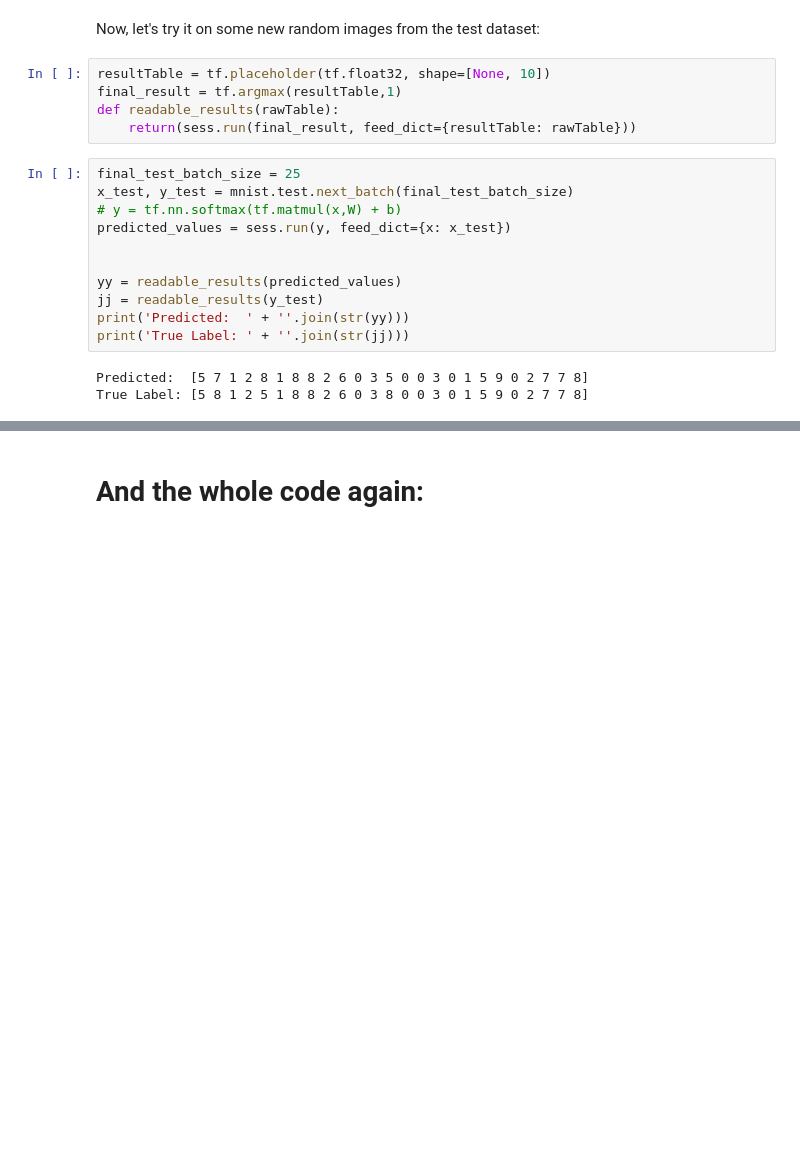
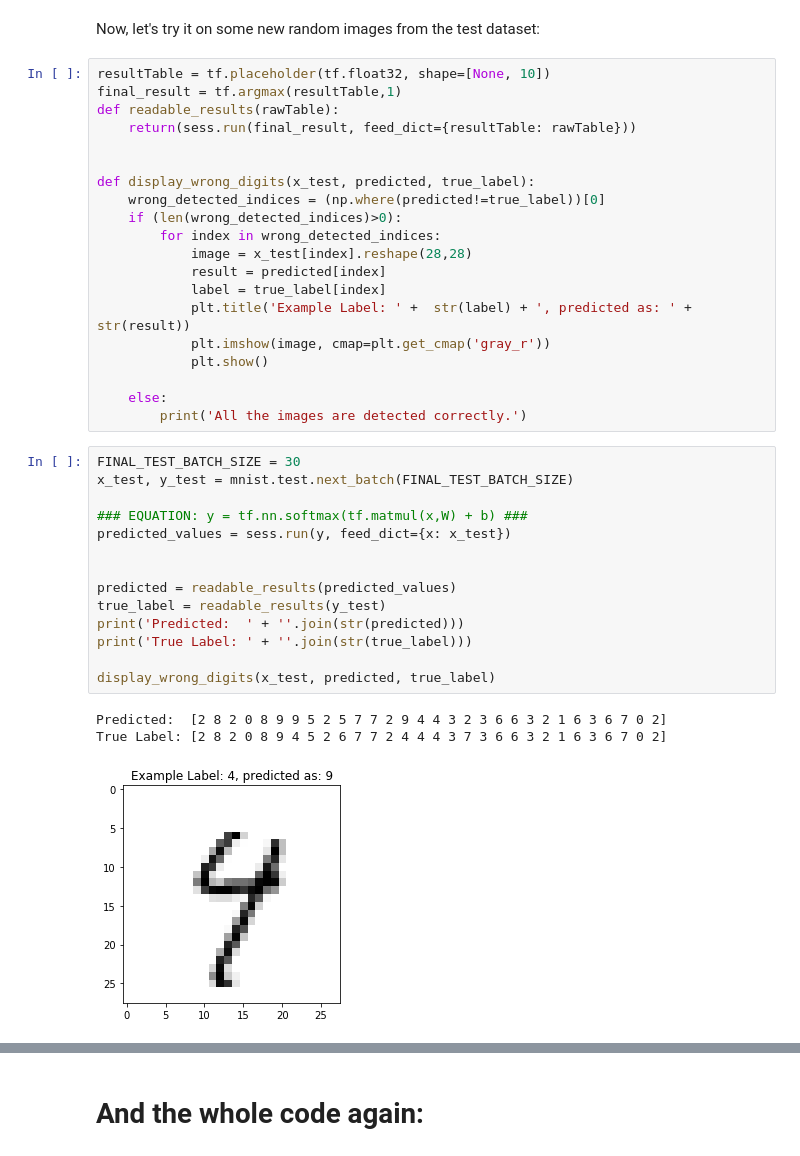
Before and after one commit to MShooshtari/MNIST_Classifier, a Jupyter notebook: Ottawa_Workshop_Presentation/Jupyter_Notebook_Presentation/Mahdi_MNIST_Classifier.ipynb, the cells around one changed output, grey strips where cells are left out. Cells and saved outputs as stored; diff of their text form; blank space fills up the shorter version.

```diff
--- a/Ottawa_Workshop_Presentation/Jupyter_Notebook_Presentation/Mahdi_MNIST_Classifier.ipynb
+++ b/Ottawa_Workshop_Presentation/Jupyter_Notebook_Presentation/Mahdi_MNIST_Classifier.ipynb
@@ -276,21 +286,40 @@ showItAll(number_of_Iterations, W_List)
 # %% [markdown]
 Now, let's try it on some new random images from the test dataset:
-# %%
-resultTable = tf.placeholder(tf.float32, shape=[None, 10])
-final_result = tf.argmax(resultTable,1)
-def readable_results(rawTable):
-    return(sess.run(final_result, feed_dict={resultTable: rawTable}))
+# %%
+resultTable = tf.placeholder(tf.float32, shape=[None, 10])
+final_result = tf.argmax(resultTable,1)
+def readable_results(rawTable):
+    return(sess.run(final_result, feed_dict={resultTable: rawTable}))
+
+
+def display_wrong_digits(x_test, predicted, true_label):
+    wrong_detected_indices = (np.where(predicted!=true_label))[0]
+    if (len(wrong_detected_indices)>0):
+        for index in wrong_detected_indices:
+            image = x_test[index].reshape(28,28)
+            result = predicted[index]
+            label = true_label[index]
+            plt.title('Example Label: ' +  str(label) + ', predicted as: ' + str(result))
+            plt.imshow(image, cmap=plt.get_cmap('gray_r'))
+            plt.show()
+
+    else:
+        print('All the images are detected correctly.')
 # %%
-final_test_batch_size = 25
-x_test, y_test = mnist.test.next_batch(final_test_batch_size)
-# y = tf.nn.softmax(tf.matmul(x,W) + b)
+FINAL_TEST_BATCH_SIZE = 30
+x_test, y_test = mnist.test.next_batch(FINAL_TEST_BATCH_SIZE)
+
+### EQUATION: y = tf.nn.softmax(tf.matmul(x,W) + b) ###
 predicted_values = sess.run(y, feed_dict={x: x_test})
 
 
-yy = readable_results(predicted_values)
-jj = readable_results(y_test)
-print('Predicted:  ' + ''.join(str(yy)))
-print('True Label: ' + ''.join(str(jj)))
+predicted = readable_results(predicted_values)
+true_label = readable_results(y_test)
+print('Predicted:  ' + ''.join(str(predicted)))
+print('True Label: ' + ''.join(str(true_label)))
+
+display_wrong_digits(x_test, predicted, true_label)
 # %% [output]
-Predicted:  [5 7 1 2 8 1 8 8 2 6 0 3 5 0 0 3 0 1 5 9 0 2 7 7 8]
-True Label: [5 8 1 2 5 1 8 8 2 6 0 3 8 0 0 3 0 1 5 9 0 2 7 7 8]
+Predicted:  [2 8 2 0 8 9 9 5 2 5 7 7 2 9 4 4 3 2 3 6 6 3 2 1 6 3 6 7 0 2]
+True Label: [2 8 2 0 8 9 4 5 2 6 7 7 2 4 4 4 3 7 3 6 6 3 2 1 6 3 6 7 0 2]
+[figure, added]
```
Also changed, not shown: parts of 16 cells of this notebook, 2 other files.
